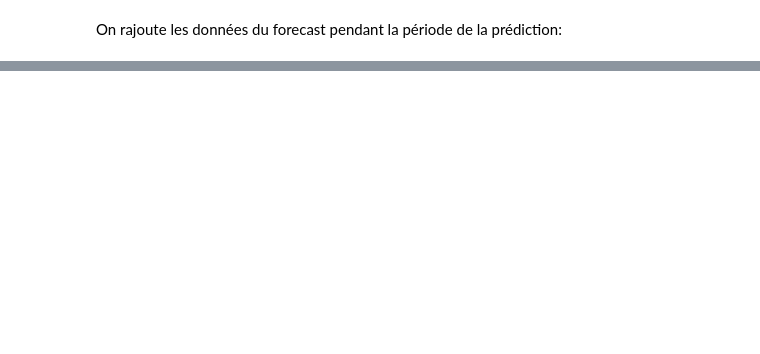
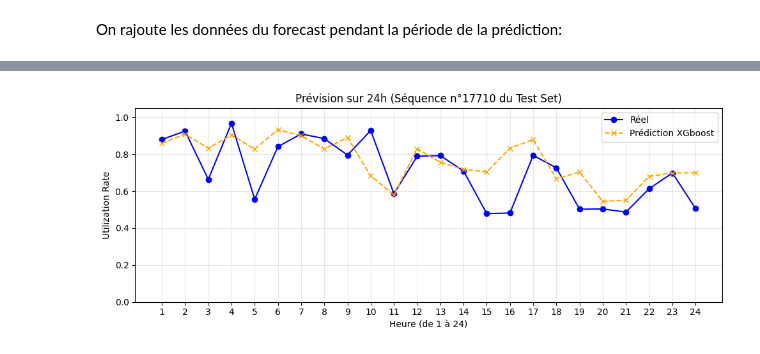
Before and after one commit to zzac/Wind-Power-Production-Forecast, a Jupyter notebook: notebooks/07_xgboost.ipynb, the cells around one changed output, grey strips where cells are left out. Drawn from its saved outputs; the diff is of its cells as text; code cells hidden in the pictures; blank space fills up the shorter version.

```diff
--- a/notebooks/07_xgboost.ipynb
+++ b/notebooks/07_xgboost.ipynb
@@ -333,0 +349,24 @@ plt.show()
+# %%
+SEQ_LEN = 24
+# %%
+idx_start = random.randint(0, len(y_test) - SEQ_LEN)
+
+vraie_sequence = y_test.iloc[idx_start : idx_start + SEQ_LEN].values
+sequence_predite = y_test_pred[idx_start : idx_start + SEQ_LEN]
+heures = np.arange(1, SEQ_LEN + 1)
+
+plt.figure(figsize=(10, 4))
+plt.plot(heures, vraie_sequence, label="Réel", color='blue', marker='o')
+plt.plot(heures, sequence_predite, label="Prédiction XGboost", color='orange', marker='x', linestyle='--')
+
+plt.title(f"Prévision sur 24h (Séquence n°{idx_start} du Test Set)")
+plt.xlabel("Heure (de 1 à 24)")
+plt.ylabel("Utilization Rate")
+plt.ylim(0, 1.05)
+plt.xticks(heures)
+plt.grid(True, alpha=0.3)
+plt.legend()
+plt.tight_layout()
+plt.show()
+# %% [output]
+[figure, added]
```
Also changed, not shown: parts of 15 cells of this notebook, 1 other file.
